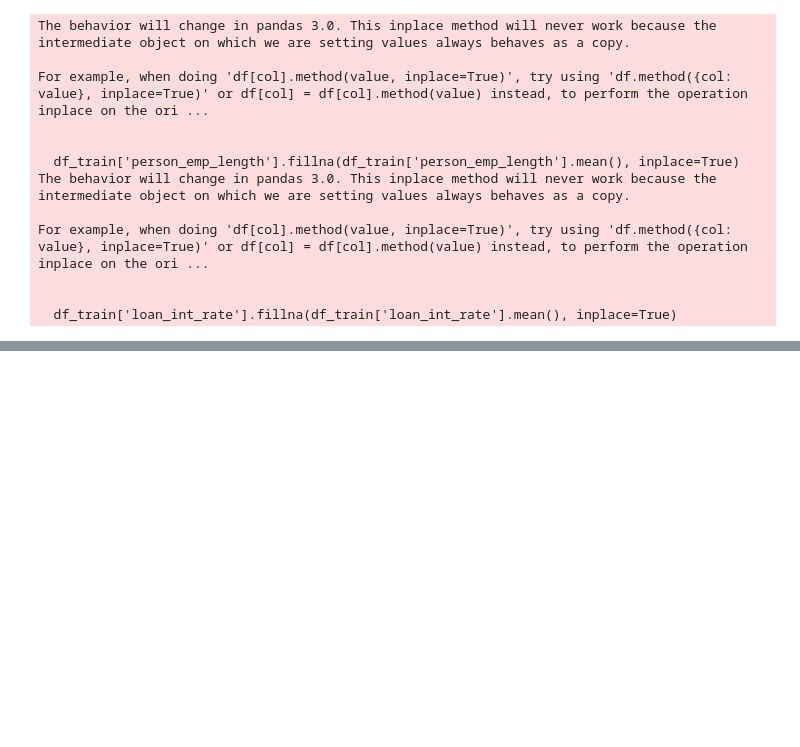
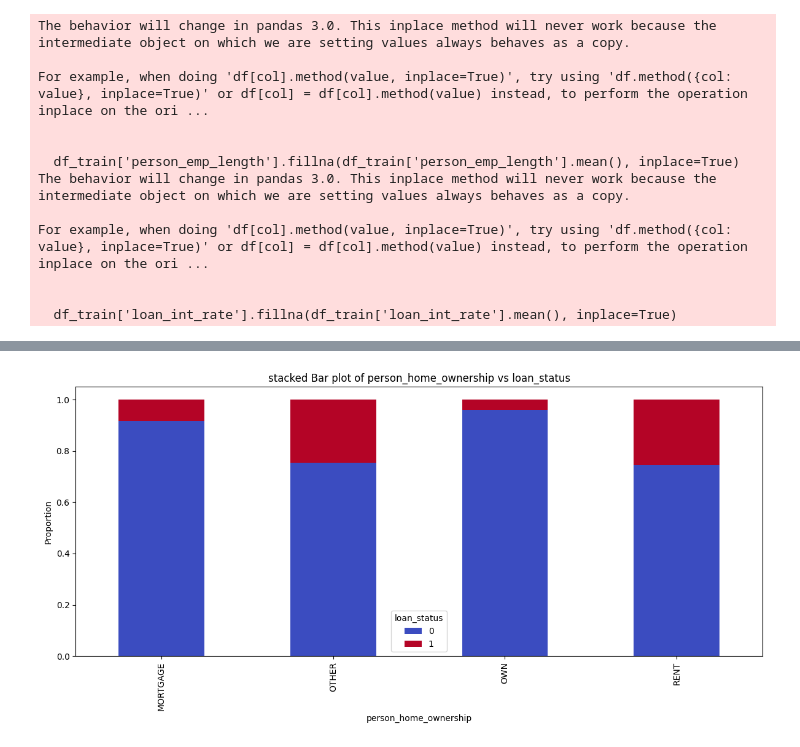
Before and after one commit to AbinashDhakal/Loan_Approval, a Jupyter notebook: Loan_Apporval_Prediction.ipynb, the cells around one changed output, grey strips where cells are left out. Drawn from its saved outputs; the diff is of its cells as text; code cells hidden in the pictures; blank space fills up the shorter version.

```diff
--- a/Loan_Apporval_Prediction.ipynb
+++ b/Loan_Apporval_Prediction.ipynb
@@ -227,0 +246,4 @@ For example, when doing 'df[col].method(value, inplace=True)', try using 'df.met
+# %%
+stacked_bar_plot(df_train, 'person_home_ownership')
+# %% [output]
+[figure, added]
```
Also changed, not shown: parts of 16 cells of this notebook.
